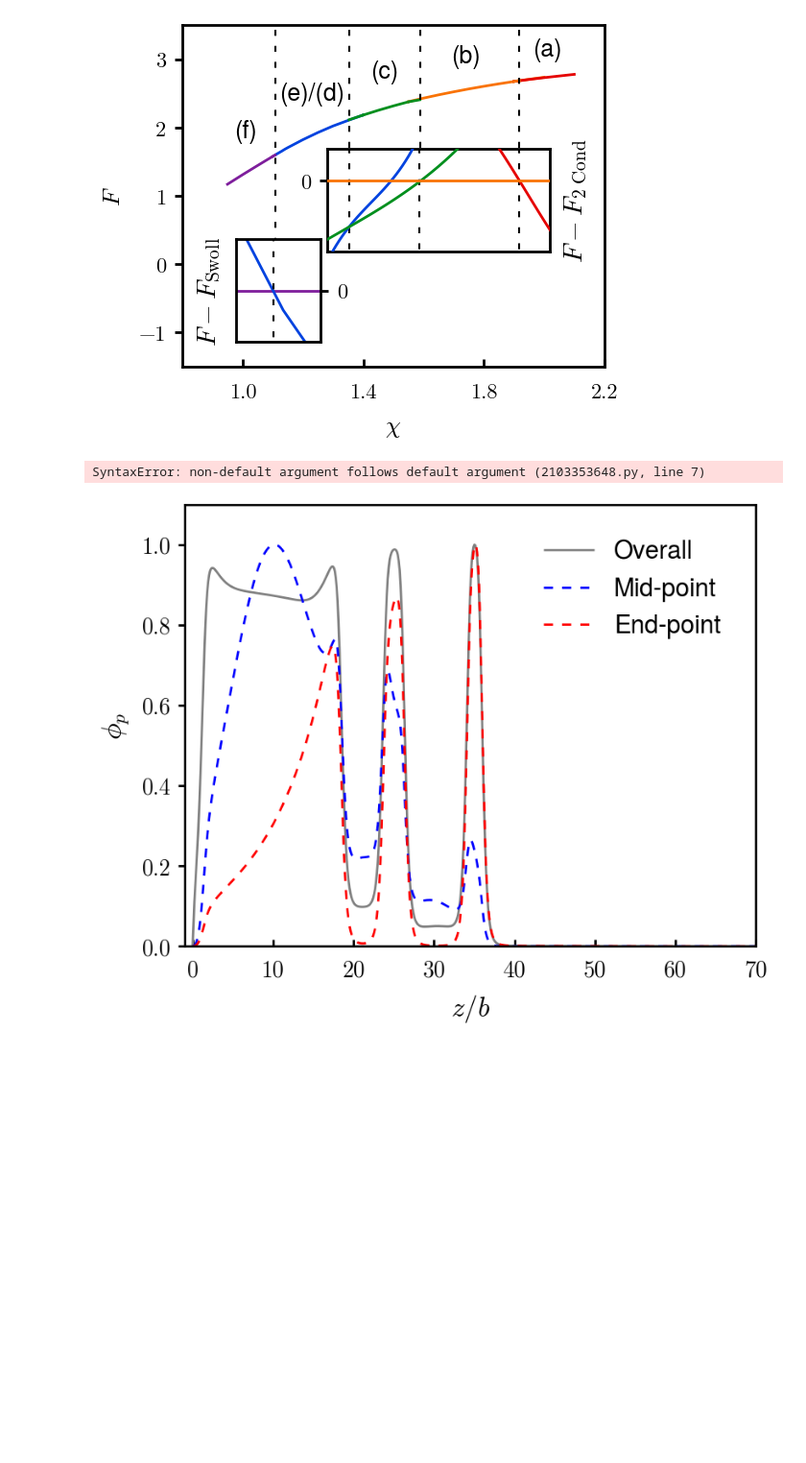
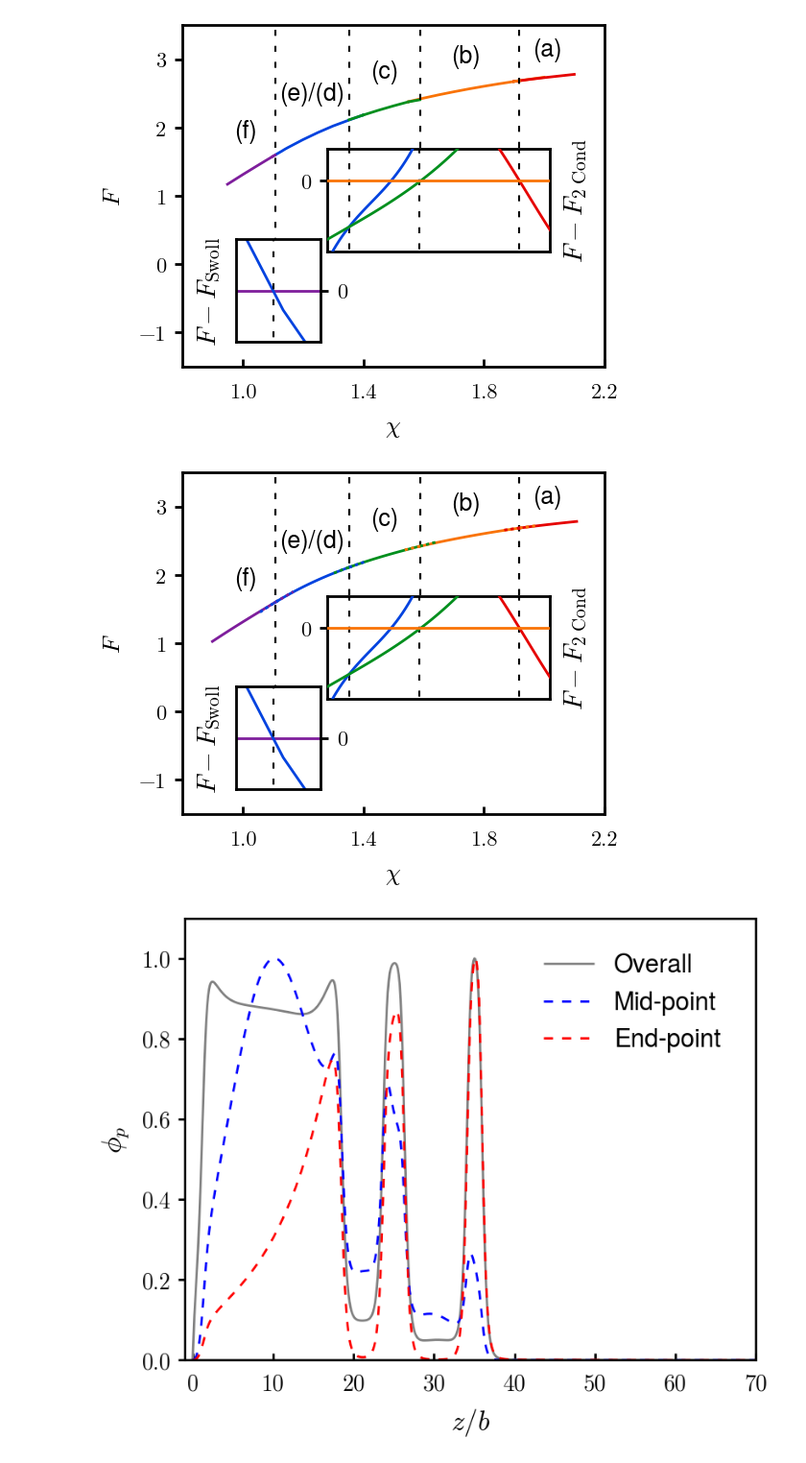
Before and after one commit to tyokokur/utilities, a Jupyter notebook: python/sysg_vis.ipynb, the cells around one changed output. Shown at 96% size. Saved outputs shown, nothing was run; the diff lists cells and outputs as text; code cells hidden in the pictures; blank space fills up the shorter version.

```diff
--- a/python/sysg_vis.ipynb
+++ b/python/sysg_vis.ipynb
@@ -734,7 +734,7 @@ gs_left = plt.GridSpec(1, 3, wspace=0.20, top=1.00, left=0.05)
 gs_right= plt.GridSpec(2, 3, hspace=0.30, wspace=0.20, top=1.00, left=0.15)
 fax = fig.add_subplot(gs_left[0,:2])
 
-def plot_free(data=(None,None), color, trans=(None,None), deltas=(-0.05,0.05), s=0.001, excess=False):
+def plot_free(data, color, trans=(None,None), deltas=(-0.05,0.05), s=0.001, excess=False):
     ls_meta = (0, (1.2,1.2))
     if trans[0]: start = trans[0]
     else:        start = 0.9
@@ -743,7 +743,7 @@ def plot_free(data=(None,None), color, trans=(None,None), deltas=(-0.05,0.05), s
 
     if not excess:
         fit = UnivariateSpline(data[0], data[1], s=s)
-         stable=np.arange(start, end+0.01, 0.01)
+        stable=np.arange(start, end+0.01, 0.01)
         plt.plot(stable, fit(stable), c=color, zorder=3)
         if trans[0]:
             meta_L = np.arange(trans[0]+deltas[0], trans[0]+0.01, 0.01)
@@ -754,8 +754,7 @@ def plot_free(data=(None,None), color, trans=(None,None), deltas=(-0.05,0.05), s
             plt.plot(meta_R, fit(meta_R), c=color, ls=ls_meta, zorder=4)
             plt.plot([trans[1]]*2, [0.3, 3.5], ls=(0, (3,5)), c='k', lw=1.5)
     else:
-        fit = UnivariateSpline(data[0]['Chi'], data[0]['F'], s=s)
-        ref = UnivariateSpline(data[1]['Chi'], data[1]['F'], s=s)
+        fit, ref = UnivariateSpline(data[0]['Chi'], data[0]['F'], s=s), UnivariateSpline(data[1]['Chi'], data[1]['F'], s=s)
         stable=np.arange(start, end+0.01, 0.01)
         plt.plot(stable, fit(stable)-ref(stable), c=color, zorder=3)
         if trans[0]:
@@ -766,8 +765,7 @@ def plot_free(data=(None,None), color, trans=(None,None), deltas=(-0.05,0.05), s
             meta_R = np.arange(trans[1], trans[1]+deltas[1]+0.01, 0.01)
             plt.plot(meta_R, fit(meta_R)-ref(meta_R), c=color, ls=ls_meta, zorder=4)
             plt.plot([trans[1]]*2, [0.3, 3.5], ls=(0, (3,5)), c='k', lw=1.5)
-
-
+    return
 
 A = F4s02
 plt.sca(fax)
@@ -799,8 +797,9 @@ ins1 = inset_axes(fax, width="100%", height="100%", loc="upper right",
                    bbox_to_anchor=(.15, .10, .20, .3), bbox_transform=fax.transAxes)
 plt.sca(ins1) # left inset
 Fref = A.iloc[0,:]
-plot_Fex(F4s02, Fref, (0,None), -1, "")
-plot_Fex(F4s02, Fref, (0,None), 3, "")
+plot_free((A.iloc[0,:], F4s02.
+# plot_Fex(F4s02, Fref, (0,None), -1, "")
+# plot_Fex(F4s02, Fref, (0,None), 3, "")
 plt.plot([t14]*2, [-0.05, 0.05], **trans_kw)
 ins1.set_ylabel(r'$F - F_{\mathrm{Swoll}}$')
 ins1.set_xlim((1.100, 1.118))
@@ -821,34 +820,34 @@ Fref = F4s02.iloc[1,:]
 plt.plot([t43]*2, [-0.05, 0.05], **trans_kw)
 plt.plot([t32]*2, [-0.05, 0.05], **trans_kw)
 plt.plot([t21]*2, [-0.05, 0.05], **trans_kw)
 
 ins2.yaxis.set_label_position('right')
 ins2.set_ylabel(r'$F - F_{\mathrm{2\ Cond}}$')
 ins2.set_xlim((1.28, 2.02))
 ins2.set_ylim((-0.018, 0.008))
 ins2.set_yticks([0])
 ins2.set_xticks([])
 
 ## Post-trans fits
 plt.sca(ins2)
 Fref = F4s02.iloc[1,:]
 ref_fit = UnivariateSpline(Fref['Chi'], Fref['F'], s=1e-05)
 p4_fit  = UnivariateSpline(F4s02.iloc[3,:]['Chi'], F4s02.iloc[3,:]['F'], s=0.001)
 p3_fit  = UnivariateSpline(F4s02.iloc[2,:]['Chi'], F4s02.iloc[2,:]['F'], s=0.001)
 p1_fit  = UnivariateSpline(F4s02.iloc[0,:]['Chi'], F4s02.iloc[0,:]['F'], s=0.001)
 
 chi_range = np.arange(1.20, 2.10, 0.01)
 ch2_range = np.arange(1.80, 2.10, 0.01)
 plt.plot(chi_range, p4_fit(chi_range)-ref_fit(chi_range), c=cdict['p4c'], zorder=4)
 plt.plot(chi_range, p3_fit(chi_range)-ref_fit(chi_range), c=cdict['p3c'], zorder=4)
 plt.plot(ch2_range, p1_fit(ch2_range)-ref_fit(ch2_range), c=cdict['p1c'], zorder=4)
 plt.plot(chi_range, ref_fit(chi_range)-ref_fit(chi_range), c=cdict['p2c'], zorder=4)
 
 tjy.ticks()
 
 # plt.savefig('imgs/free.pdf')
 # %% [output]
-SyntaxError: non-default argument follows default argument (2103353648.py, line 7)
+[figure, added]
 # %%
 mpl.rcParams['xtick.labelsize'] = 20 #tmp change
 mpl.rcParams['ytick.labelsize'] = 20 #tmp change
```
